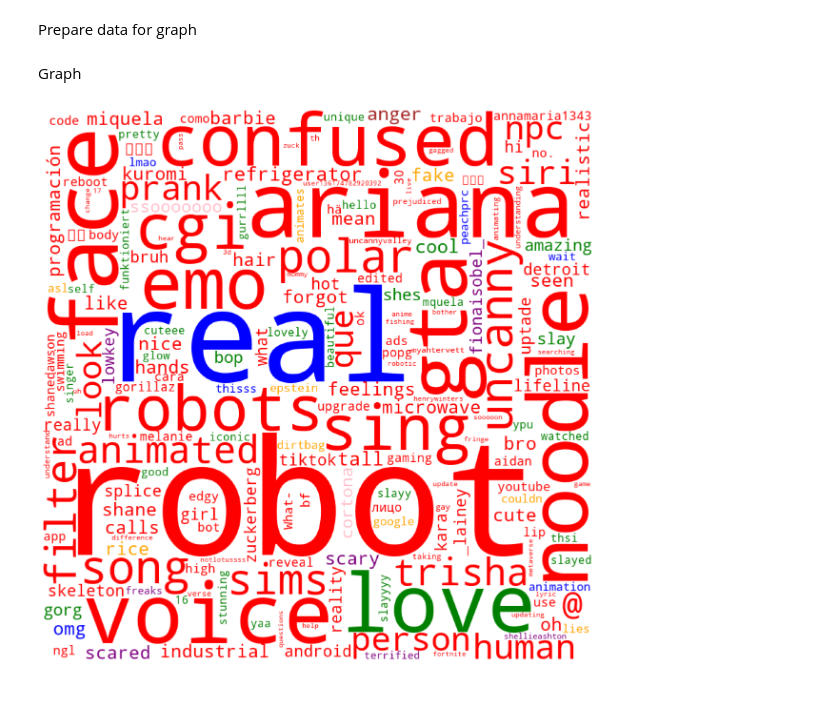
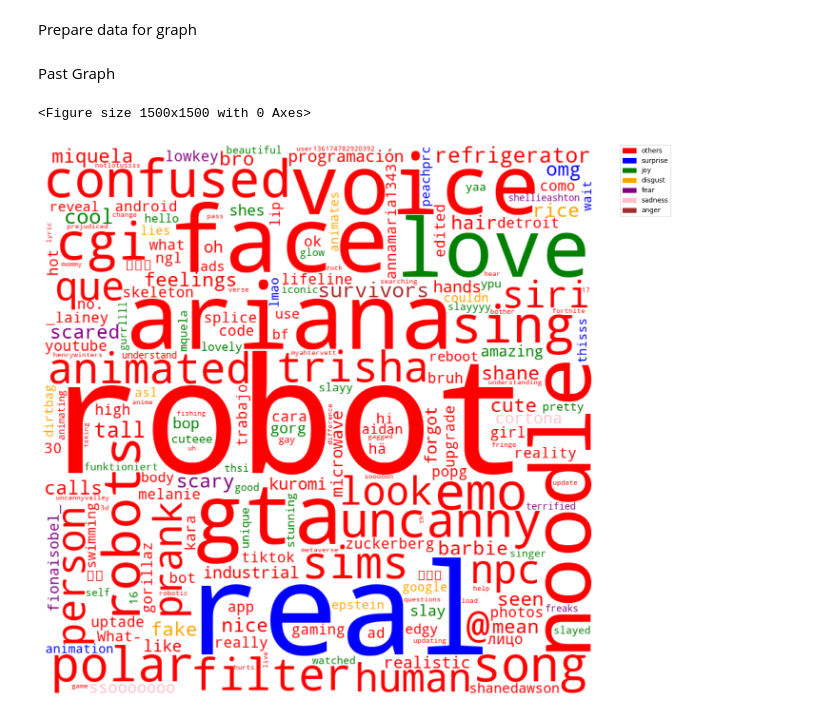
Before and after one commit to wuxyel123/MiquelaSocialNetworkAnalysis, a Jupyter notebook: Scraping/DataScraper.ipynb, the cells around one changed output. Cells and saved outputs as stored; diff of their text form; code cells hidden in the pictures.

Commit message:
Updated past wordcloud creation

```diff
--- a/Scraping/DataScraper.ipynb
+++ b/Scraping/DataScraper.ipynb
@@ -347,18 +347,21 @@ for keyword,emotion in present_dict.items():
 with open('sentiment_analysis/gephi/lilmiquela_present_emotion_edges.csv', 'w') as f:
     f.write(','.join(header)+'\n')
     f.write('\n'.join(rows))
-# %% [markdown]
-Graph
+# %% [markdown]
+Past Graph
 # %%
+import matplotlib.pyplot as plt
+import matplotlib.patches as mpatches
+from wordcloud import WordCloud
+import pandas as pd
+import networkx as nx
+
 #Load gephi files
-import pandas as pd
 past_nodes = pd.read_csv('sentiment_analysis/gephi/lilmiquela_past_emotion_nodes.csv')
 past_edges = pd.read_csv('sentiment_analysis/gephi/lilmiquela_past_emotion_edges.csv')
-present_nodes = pd.read_csv('sentiment_analysis/gephi/lilmiquela_present_emotion_nodes.csv')
-present_edges = pd.read_csv('sentiment_analysis/gephi/lilmiquela_present_emotion_edges.csv')
 
 #Generate a graph for past comments
-import networkx as nx
+
 past_graph = nx.Graph()
 #Add nodes
 for index, row in past_nodes.iterrows():
@@ -383,39 +386,58 @@ for i, community in enumerate(past_communities):
         #Assign a color to the node
         past_community_color[node_label] = colors[i]
 
-#Remove the biggest node for each community
-for i, community in enumerate(past_communities):
-    #Get the node with the highest pagerank
-    node = max(community, key=past_pagerank.get)
-    #Remove the node from the graph
-    past_graph.remove_node(node)
+#Get first 8 nodes from past_nodes
+past_emotions = past_nodes.head(7)['Id'].tolist()
 
-from wordcloud import WordCloud
-import matplotlib.pyplot as plt
+#Define a legend for the colors, the key is the label of the largest node in the community and the value is the color
+past_legend = {}
+for id in past_emotions:
+    #Get the node label corresponding to the node id
+    node_label = past_graph.nodes[id]['label']
+    #Get the color corresponding to the node label
+    node_color = past_community_color[node_label]
+    #Add the node label and color to the legend
+    past_legend[node_label] = node_color
+    #Remove the node from graph
+    past_graph.remove_node(id)
+
+#Generate an image of the legend
+#Create a figure
+fig = plt.figure(figsize=(15, 15))
+#Create a legend
+patches = []
+for label, color in past_legend.items():
+    patches.append(mpatches.Patch(color=color, label=label))
+
+
+
+
 #Create a word cloud for past comments according to pagerank
 #Generate dictionary of words and their pagerank
 past_wordcloud_dict = {}
 for node in past_graph.nodes:
     #Get the node label corresponding to the node id
     node_label = past_graph.nodes[node]['label']
     #Get the node pagerank
     node_pagerank = past_pagerank[node]
     #Add the node label and pagerank to the dictionary
     past_wordcloud_dict[node_label] = node_pagerank
 #Generate the word cloud
 past_wordcloud = WordCloud(width = 800, height = 800,
                 background_color ='white',
                 min_font_size = 10).generate_from_frequencies(past_wordcloud_dict)
 #Recolor the word cloud according to the community each word belongs to
 #Define a function to recolor the word cloud
 def recolor(word, font_size, position, orientation, random_state=None, **kwargs):
     return past_community_color[word]
 #Recolor the word cloud
 past_wordcloud.recolor(color_func=recolor)
 # plot the WordCloud image
 plt.figure(figsize=(15, 15), facecolor=None)
+plt.legend(handles=patches, bbox_to_anchor=(1.05, 1), loc='upper left', borderaxespad=0.)
 plt.imshow(past_wordcloud)
 plt.axis("off")
 plt.show()
 # %% [output]
+<Figure size 1500x1500 with 0 Axes>
-[figure, old version]
+[figure, new version]
```
